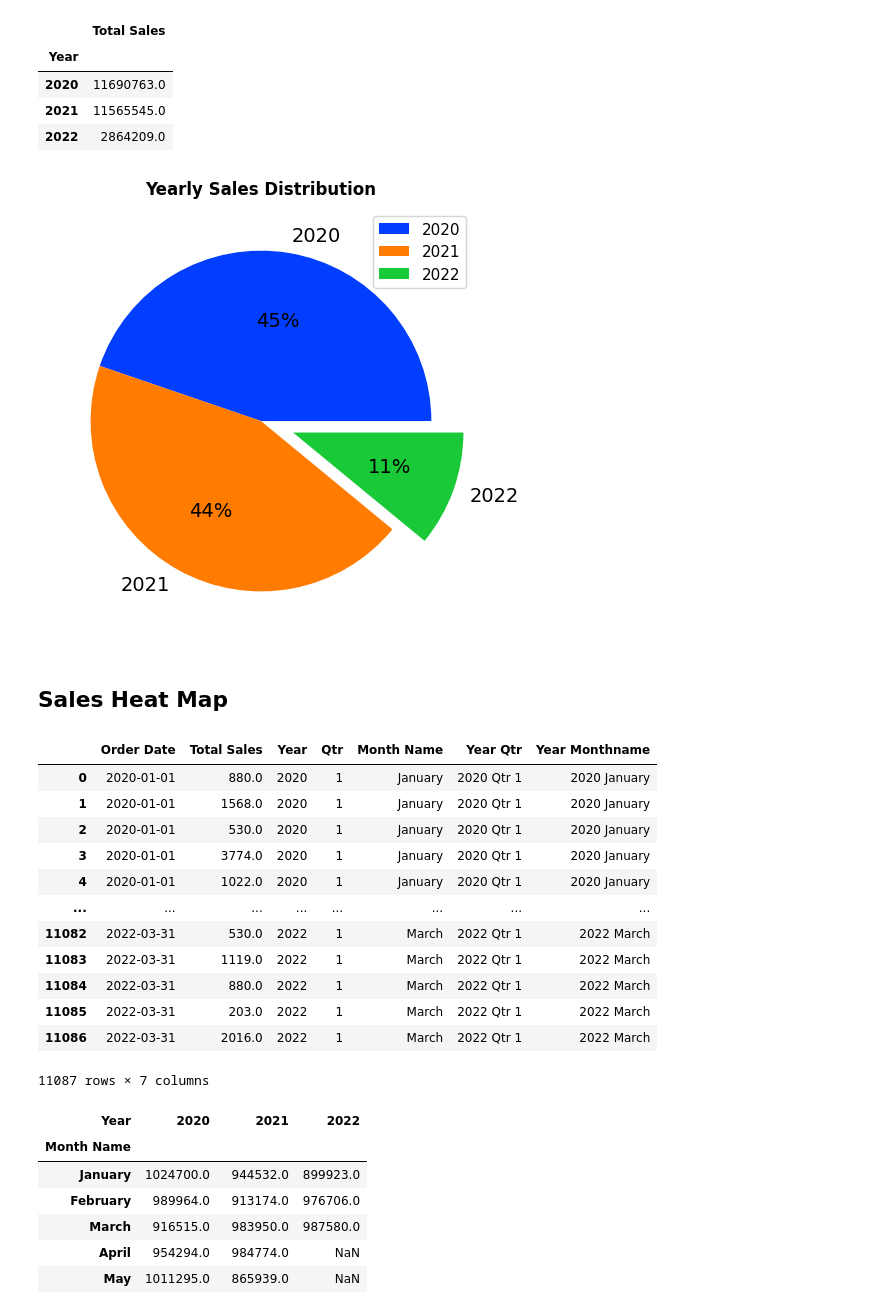
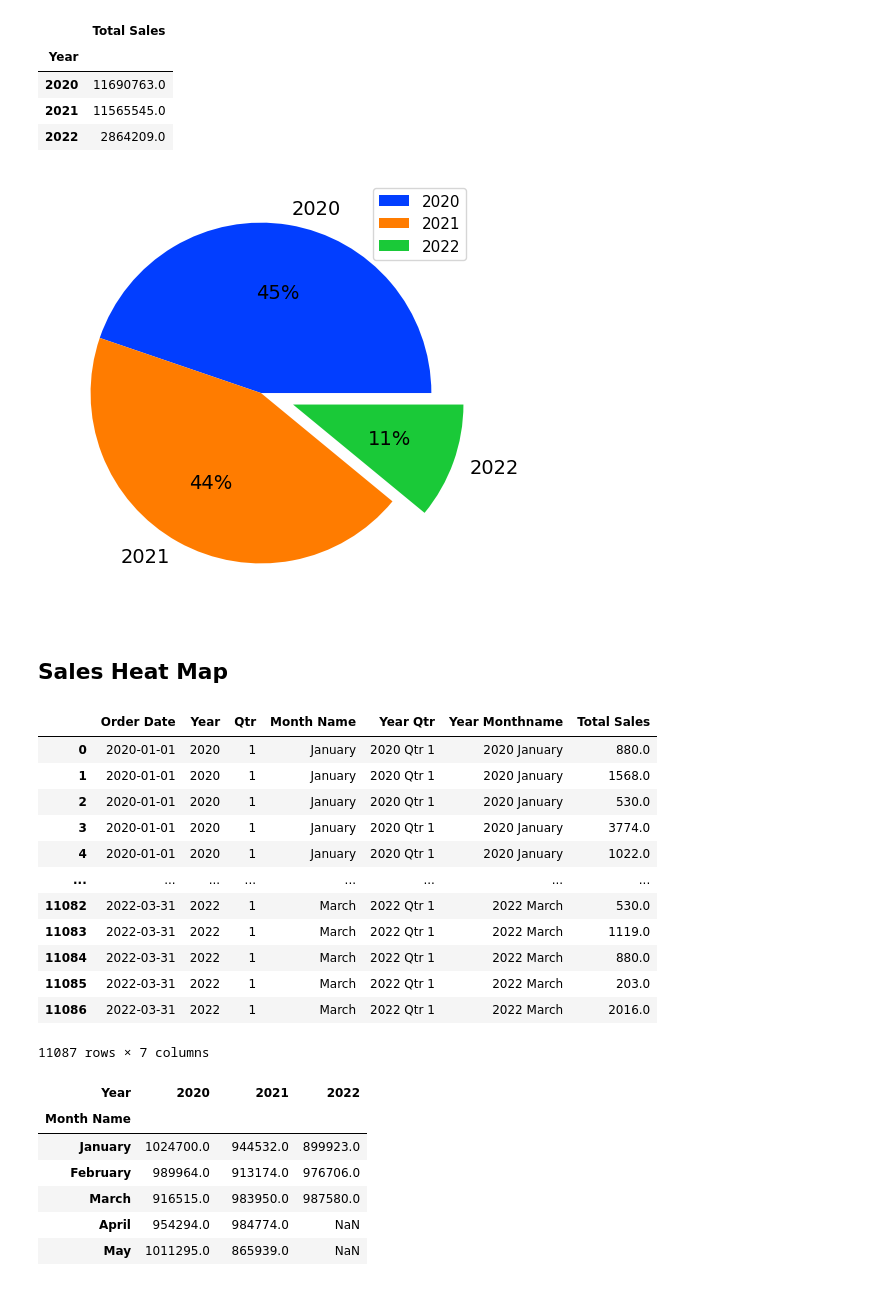
Before and after one commit to muhzinkhan/Sales-Dashboard-with-Analytics, a Jupyter notebook: visualizations.ipynb, the cells around one changed output. Cells and saved outputs as stored; diff of their text form; code cells hidden in the pictures.

Commit message:
Optimize html templates, modularize functions and visualizations

```diff
--- a/visualizations.ipynb
+++ b/visualizations.ipynb
@@ -278,3 +278,11 @@ dates_table
 | 819 | 2022-03-30 |
 | 820 | 2022-03-31 |
 821 rows × 1 columns
+# %%
+dates_table["Year"] = dates_table["Order Date"].dt.year
+dates_table["Qtr"] = dates_table["Order Date"].dt.quarter
+dates_table["Month Name"] = dates_table["Order Date"].dt.month_name()
+
+dates_table["Year Qtr"] = dates_table['Year'].astype(str) + " Qtr " + dates_table['Qtr'].astype(str)
+dates_table["Year Monthname"] = dates_table['Order Date'].dt.strftime('%Y %B')
+dates_table
@@ -281,7 +319,7 @@ dates_table
 # %% [markdown]
 Merge all dates with all sales
 # %%
-df1 = dates_table.merge(concat_sales_table, on='Order Date', how='left', )[['Order Date', 'Total Sales']]
+df1 = dates_table.merge(concat_sales_table, on='Order Date', how='left', )[list(dates_table.columns) + ['Total Sales']]
 df1.fillna(0, inplace=True)
 df1
 # %% [output]
@@ -301,8 +339,8 @@ df1
 # %%
-df1["Year"] = df1["Order Date"].dt.year
-df1["Qtr"] = df1["Order Date"].dt.quarter
-df1["Month Name"] = df1["Order Date"].dt.month_name()
+# df1["Year"] = df1["Order Date"].dt.year
+# df1["Qtr"] = df1["Order Date"].dt.quarter
+# df1["Month Name"] = df1["Order Date"].dt.month_name()
 
-df1["Year Qtr"] = df1['Year'].astype(str) + " Qtr " + df1['Qtr'].astype(str)
-df1["Year Monthname"] = df1['Order Date'].dt.strftime('%Y %B')
-df1
+# df1["Year Qtr"] = df1['Year'].astype(str) + " Qtr " + df1['Qtr'].astype(str)
+# df1["Year Monthname"] = df1['Order Date'].dt.strftime('%Y %B')
+# df1
@@ -580,33 +604,33 @@ yearly_sales
 # %%
 palette_color = sns.color_palette('bright')
 explode = [2/10 if j == min(yearly_sales["Total Sales"]) else 0 for i, j in zip(yearly_sales.index, yearly_sales['Total Sales'])]
 
 # plotting data on pie chart
 plt.figure(figsize=(5, 5))
 plt.pie(yearly_sales["Total Sales"], labels=yearly_sales.index, colors=palette_color, autopct='%.0f%%', explode=explode, textprops={'fontsize': 14})
-plt.title("Yearly Sales Distribution", pad=10, fontweight="bold")
+# plt.title("Yearly Sales Distribution", pad=10, fontweight="bold")
 plt.legend(fontsize=11)
 plt.tight_layout()
 plt.show()
 # %% [output]
-[figure, old version]
+[figure, new version]
 # %% [markdown]
 ## Sales Heat Map
 # %%
 df1
 # %% [output]
-|  | Order Date | Total Sales | Year | Qtr | Month Name | Year Qtr | Year Monthname |
-| 0 | 2020-01-01 | 880.0 | 2020 | 1 | January | 2020 Qtr 1 | 2020 January |
-| 1 | 2020-01-01 | 1568.0 | 2020 | 1 | January | 2020 Qtr 1 | 2020 January |
-| 2 | 2020-01-01 | 530.0 | 2020 | 1 | January | 2020 Qtr 1 | 2020 January |
-| 3 | 2020-01-01 | 3774.0 | 2020 | 1 | January | 2020 Qtr 1 | 2020 January |
-| 4 | 2020-01-01 | 1022.0 | 2020 | 1 | January | 2020 Qtr 1 | 2020 January |
+|  | Order Date | Year | Qtr | Month Name | Year Qtr | Year Monthname | Total Sales |
+| 0 | 2020-01-01 | 2020 | 1 | January | 2020 Qtr 1 | 2020 January | 880.0 |
+| 1 | 2020-01-01 | 2020 | 1 | January | 2020 Qtr 1 | 2020 January | 1568.0 |
+| 2 | 2020-01-01 | 2020 | 1 | January | 2020 Qtr 1 | 2020 January | 530.0 |
+| 3 | 2020-01-01 | 2020 | 1 | January | 2020 Qtr 1 | 2020 January | 3774.0 |
+| 4 | 2020-01-01 | 2020 | 1 | January | 2020 Qtr 1 | 2020 January | 1022.0 |
 | ... | ... | ... | ... | ... | ... | ... | ... |
-| 11082 | 2022-03-31 | 530.0 | 2022 | 1 | March | 2022 Qtr 1 | 2022 March |
-| 11083 | 2022-03-31 | 1119.0 | 2022 | 1 | March | 2022 Qtr 1 | 2022 March |
-| 11084 | 2022-03-31 | 880.0 | 2022 | 1 | March | 2022 Qtr 1 | 2022 March |
-| 11085 | 2022-03-31 | 203.0 | 2022 | 1 | March | 2022 Qtr 1 | 2022 March |
-| 11086 | 2022-03-31 | 2016.0 | 2022 | 1 | March | 2022 Qtr 1 | 2022 March |
+| 11082 | 2022-03-31 | 2022 | 1 | March | 2022 Qtr 1 | 2022 March | 530.0 |
+| 11083 | 2022-03-31 | 2022 | 1 | March | 2022 Qtr 1 | 2022 March | 1119.0 |
+| 11084 | 2022-03-31 | 2022 | 1 | March | 2022 Qtr 1 | 2022 March | 880.0 |
+| 11085 | 2022-03-31 | 2022 | 1 | March | 2022 Qtr 1 | 2022 March | 203.0 |
+| 11086 | 2022-03-31 | 2022 | 1 | March | 2022 Qtr 1 | 2022 March | 2016.0 |
 11087 rows × 7 columns
 # %%
 df1['Month Name'] = pd.Categorical(df1['Month Name'], categories=[
```
Also changed, not shown: parts of 9 cells of this notebook, 16 other files.
